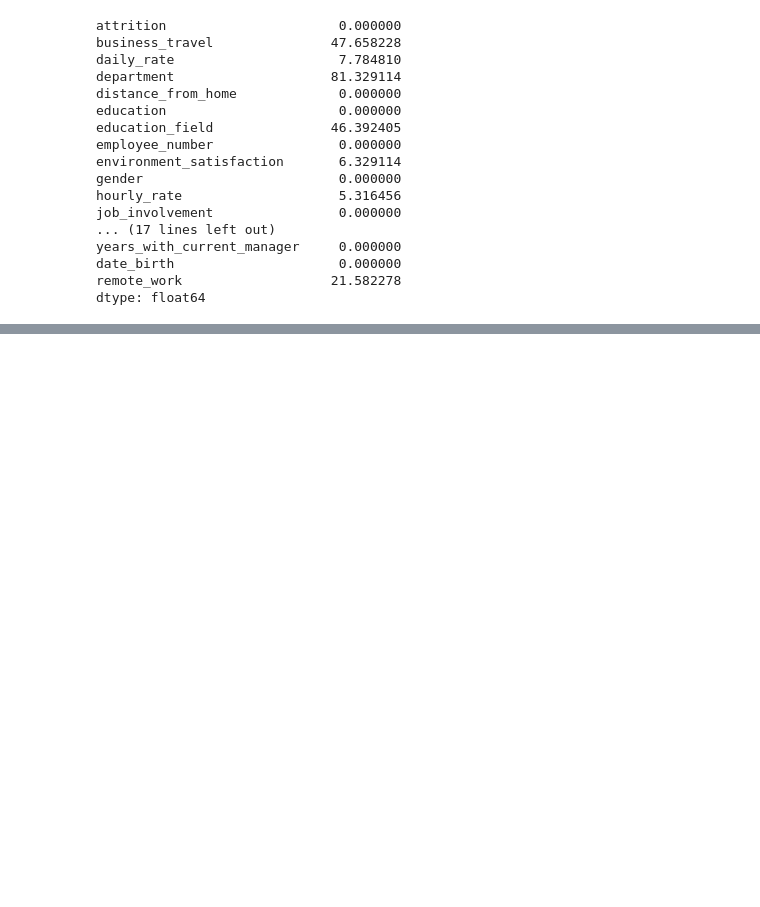
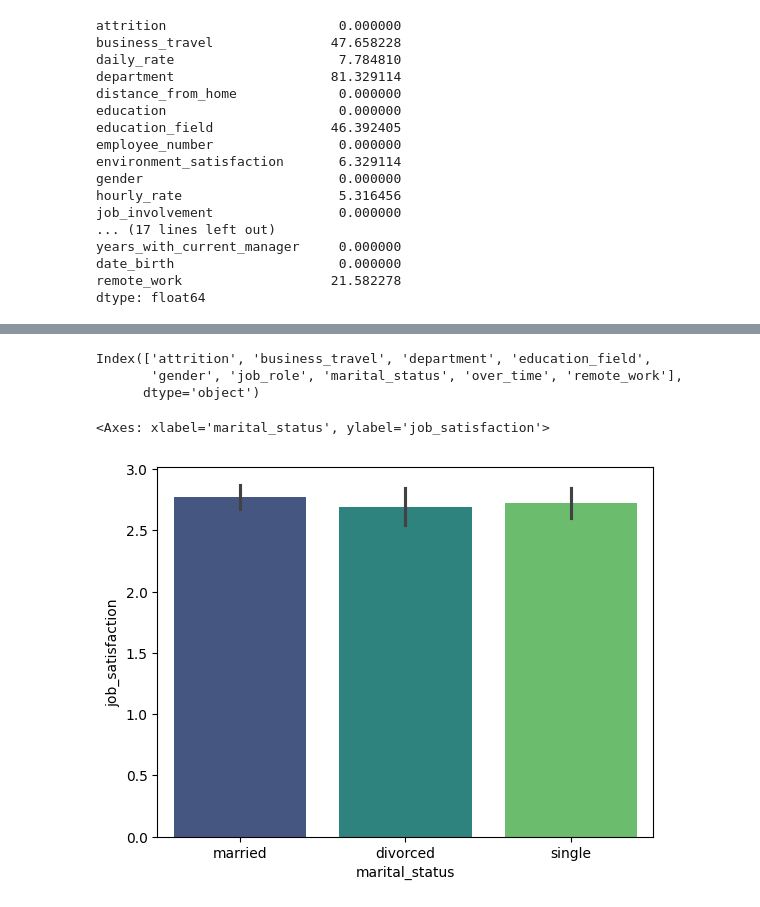
Before and after one commit to icorreald/proyecto-da-promo-G-modulo-3-team-3, a Jupyter notebook: notebooks-trabajo/isa.ipynb, the cells around one changed output, grey strips where cells are left out. Saved outputs shown, nothing was run; the diff lists cells and outputs as text; code cells hidden in the pictures; blank space fills up the shorter version.

```diff
--- a/notebooks-trabajo/isa.ipynb
+++ b/notebooks-trabajo/isa.ipynb
@@ -687,0 +854,14 @@ economics.to_csv('../csv-archivos/economics.csv')
+# %%
+dfcat.columns
+# %% [output]
+Index(['attrition', 'business_travel', 'department', 'education_field',
+       'gender', 'job_role', 'marital_status', 'over_time', 'remote_work'],
+      dtype='object')
+# %%
+sns.barplot(x = "marital_status",
+            y = "job_satisfaction",
+            data = df,
+            palette = "viridis")
+# %% [output]
+<Axes: xlabel='marital_status', ylabel='job_satisfaction'>
+[figure, added]
```
Also changed, not shown: parts of 16 cells of this notebook, 5 other files.
